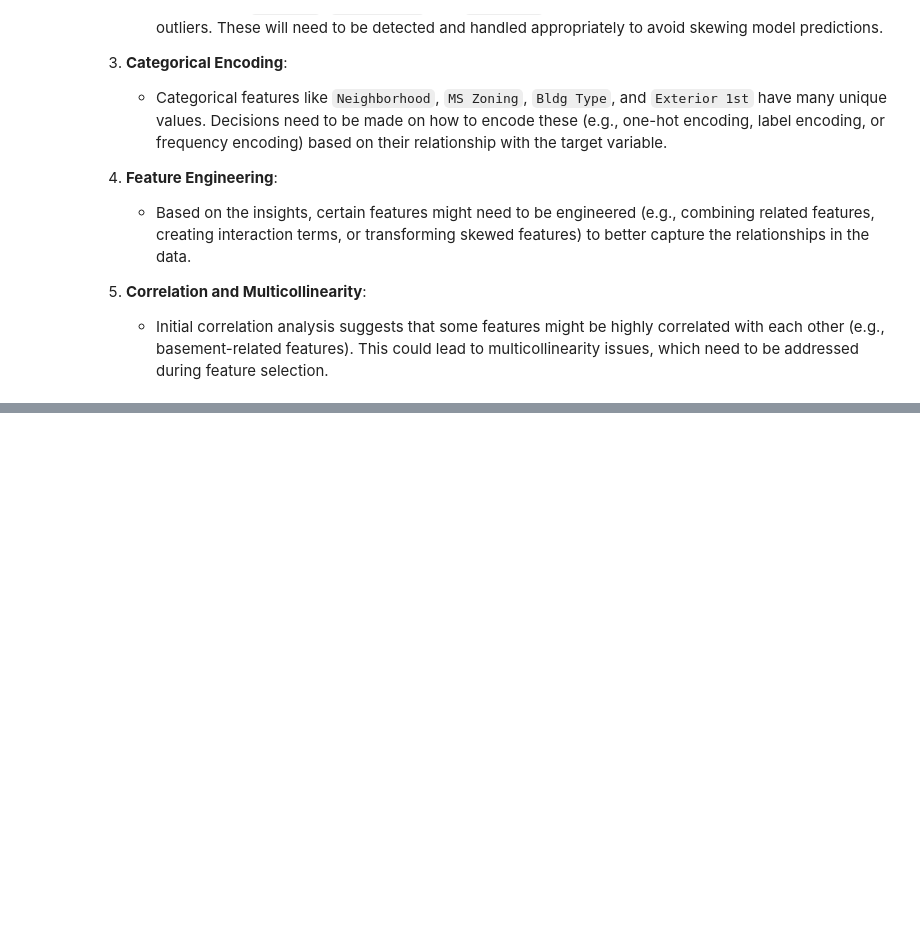
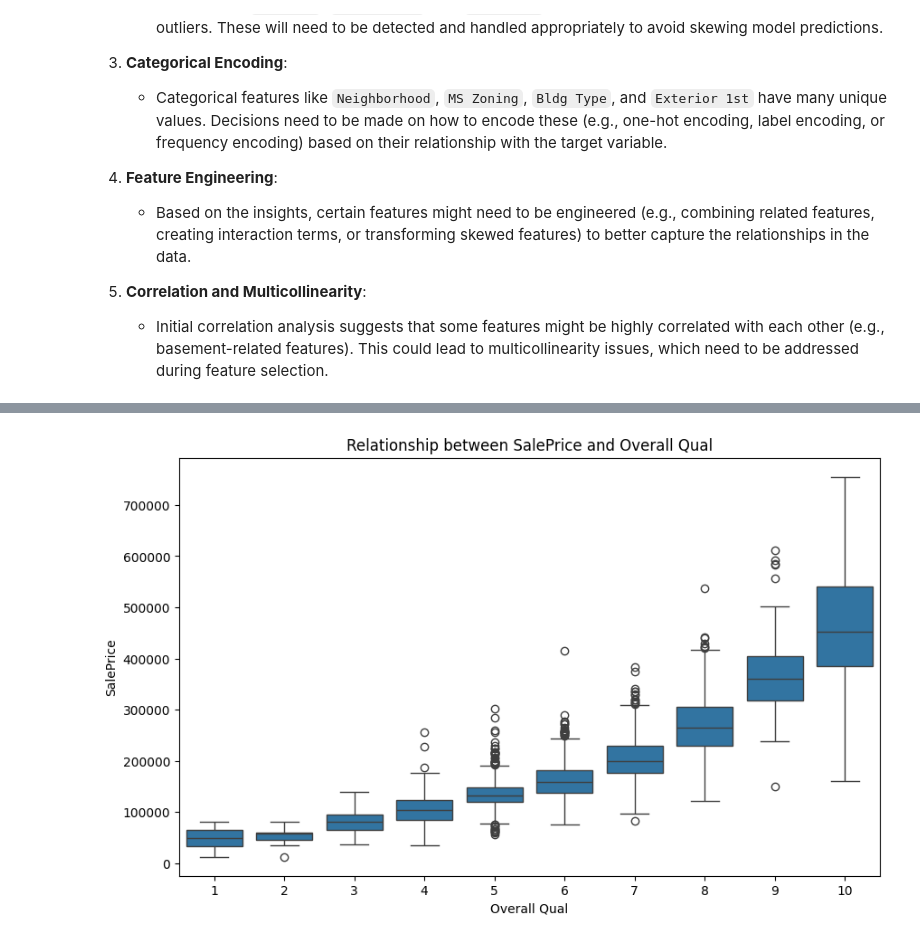
Before and after one commit to dhananjay6561/InsightFlow, a Jupyter notebook: analysis/EDA.ipynb, the cells around one changed output, grey strips where cells are left out. Drawn from its saved outputs; the diff is of its cells as text; code cells hidden in the pictures; blank space fills up the shorter version.

```diff
--- a/analysis/EDA.ipynb
+++ b/analysis/EDA.ipynb
@@ -111,0 +179,7 @@ univariate_analyzer.analyze(df, 'Neighborhood')
+# %%
+##Bivariate Analysis of Numerical and Categorical Features
+
+bivariate_analyzer.set_strategy(NumericalCategoricalBivariateAnalysisStrategy())
+bivariate_analyzer.analyze(df, 'SalePrice', 'Overall Qual')
+# %% [output]
+[figure, added]
```
Also changed, not shown: parts of 8 cells of this notebook.
